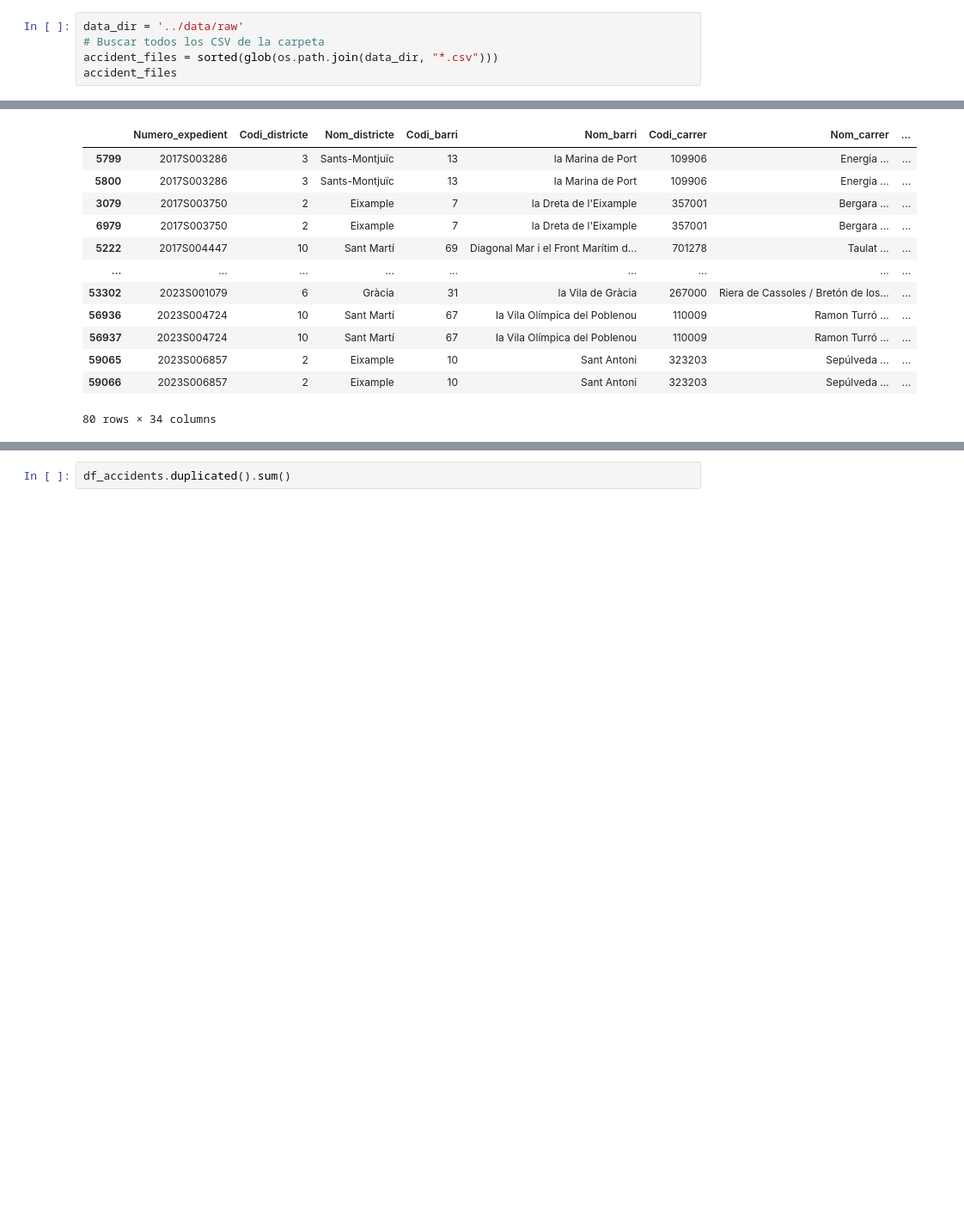
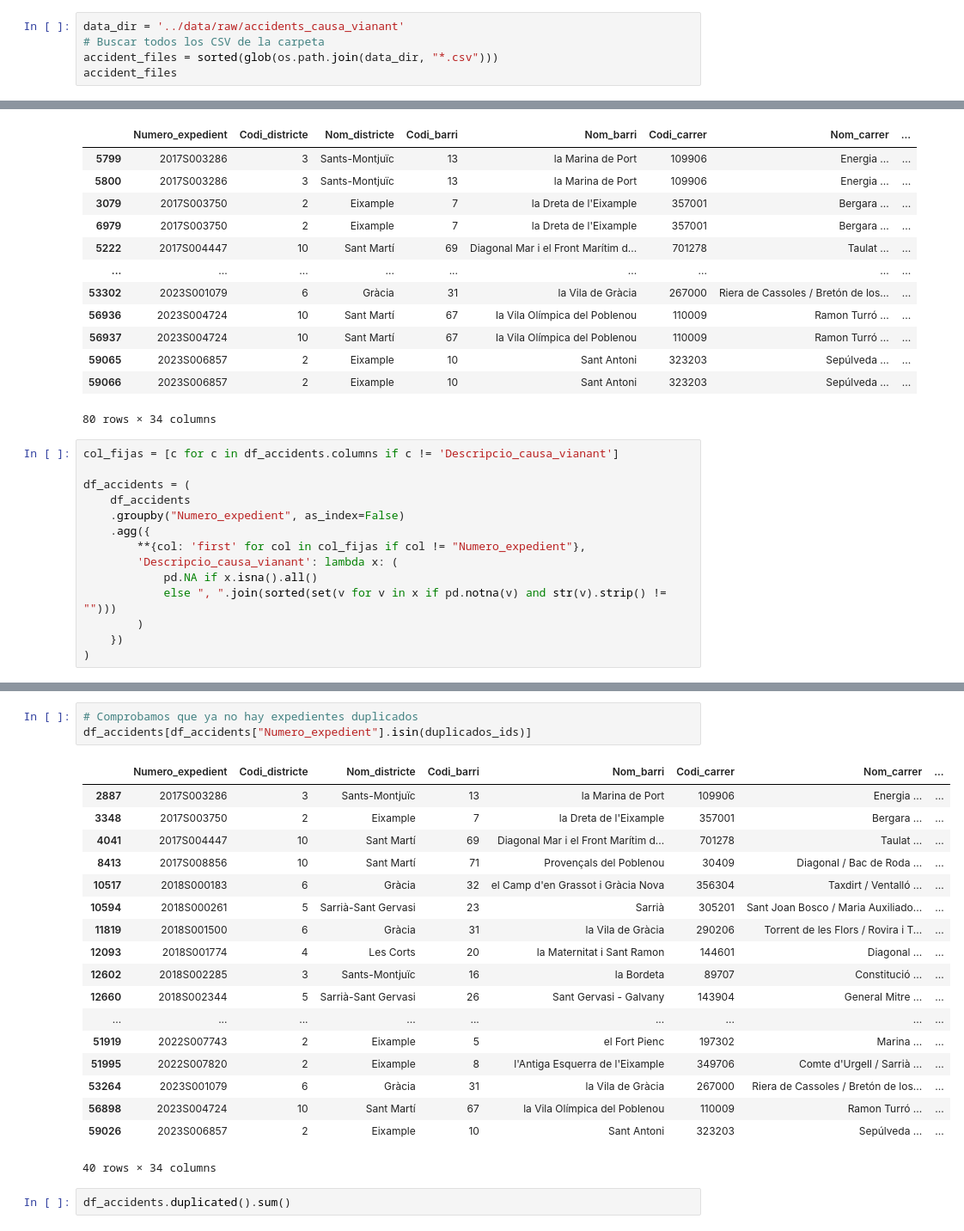
Before and after one commit to 4GeeksAcademy/pablo-aznar-finalproject, a Jupyter notebook: notebooks/data-collection.ipynb, the cells around one changed output, grey strips where cells are left out. Shown at 86% size. Cells and saved outputs as stored; diff of their text form; blank space fills up the shorter version.

Commit message:
[data-collection] wip: day 5

```diff
--- a/notebooks/data-collection.ipynb
+++ b/notebooks/data-collection.ipynb
@@ -5,5 +6,5 @@ import os
 # %%
-data_dir = '../data/raw'
+data_dir = '../data/raw/accidents_causa_vianant'
 # Buscar todos los CSV de la carpeta
 accident_files = sorted(glob(os.path.join(data_dir, "*.csv")))
 accident_files
@@ -171,3 +208,17 @@ expedientes_duplicados.sort_values("Numero_expedient")
 | 59065 | 2023S006857 | 2 | Eixample | 10 | Sant Antoni | 323203 | Sepúlveda ... | ... |
 | 59066 | 2023S006857 | 2 | Eixample | 10 | Sant Antoni | 323203 | Sepúlveda ... | ... |
 80 rows × 34 columns
+# %%
+col_fijas = [c for c in df_accidents.columns if c != 'Descripcio_causa_vianant']
+
+df_accidents = (
+    df_accidents
+    .groupby("Numero_expedient", as_index=False)
+    .agg({
+        **{col: 'first' for col in col_fijas if col != "Numero_expedient"},
+        'Descripcio_causa_vianant': lambda x: (
+            pd.NA if x.isna().all()
+            else ", ".join(sorted(set(v for v in x if pd.notna(v) and str(v).strip() != "")))
+        )
+    })
+)
@@ -174,3 +241,25 @@ expedientes_duplicados.sort_values("Numero_expedient")
+# %%
+# Comprobamos que ya no hay expedientes duplicados
+df_accidents[df_accidents["Numero_expedient"].isin(duplicados_ids)]
+# %% [output]
+|  | Numero_expedient | Codi_districte | Nom_districte | Codi_barri | Nom_barri | Codi_carrer | Nom_carrer | ... |
+| 2887 | 2017S003286 | 3 | Sants-Montjuïc | 13 | la Marina de Port | 109906 | Energia ... | ... |
+| 3348 | 2017S003750 | 2 | Eixample | 7 | la Dreta de l'Eixample | 357001 | Bergara ... | ... |
+| 4041 | 2017S004447 | 10 | Sant Martí | 69 | Diagonal Mar i el Front Marítim d... | 701278 | Taulat ... | ... |
+| 8413 | 2017S008856 | 10 | Sant Martí | 71 | Provençals del Poblenou | 30409 | Diagonal / Bac de Roda ... | ... |
+| 10517 | 2018S000183 | 6 | Gràcia | 32 | el Camp d'en Grassot i Gràcia Nova | 356304 | Taxdirt / Ventalló ... | ... |
+| 10594 | 2018S000261 | 5 | Sarrià-Sant Gervasi | 23 | Sarrià | 305201 | Sant Joan Bosco / Maria Auxiliado... | ... |
+| 11819 | 2018S001500 | 6 | Gràcia | 31 | la Vila de Gràcia | 290206 | Torrent de les Flors / Rovira i T... | ... |
+| 12093 | 2018S001774 | 4 | Les Corts | 20 | la Maternitat i Sant Ramon | 144601 | Diagonal ... | ... |
+| 12602 | 2018S002285 | 3 | Sants-Montjuïc | 16 | la Bordeta | 89707 | Constitució ... | ... |
+| 12660 | 2018S002344 | 5 | Sarrià-Sant Gervasi | 26 | Sant Gervasi - Galvany | 143904 | General Mitre ... | ... |
+| ... | ... | ... | ... | ... | ... | ... | ... | ... |
+| 51919 | 2022S007743 | 2 | Eixample | 5 | el Fort Pienc | 197302 | Marina ... | ... |
+| 51995 | 2022S007820 | 2 | Eixample | 8 | l'Antiga Esquerra de l'Eixample | 349706 | Comte d'Urgell / Sarrià ... | ... |
+| 53264 | 2023S001079 | 6 | Gràcia | 31 | la Vila de Gràcia | 267000 | Riera de Cassoles / Bretón de los... | ... |
+| 56898 | 2023S004724 | 10 | Sant Martí | 67 | la Vila Olímpica del Poblenou | 110009 | Ramon Turró ... | ... |
+| 59026 | 2023S006857 | 2 | Eixample | 10 | Sant Antoni | 323203 | Sepúlveda ... | ... |
+40 rows × 34 columns
 # %%
 df_accidents.duplicated().sum()
 # %% [output]
```
Also changed, not shown: parts of 35 cells of this notebook, 35 other files.
